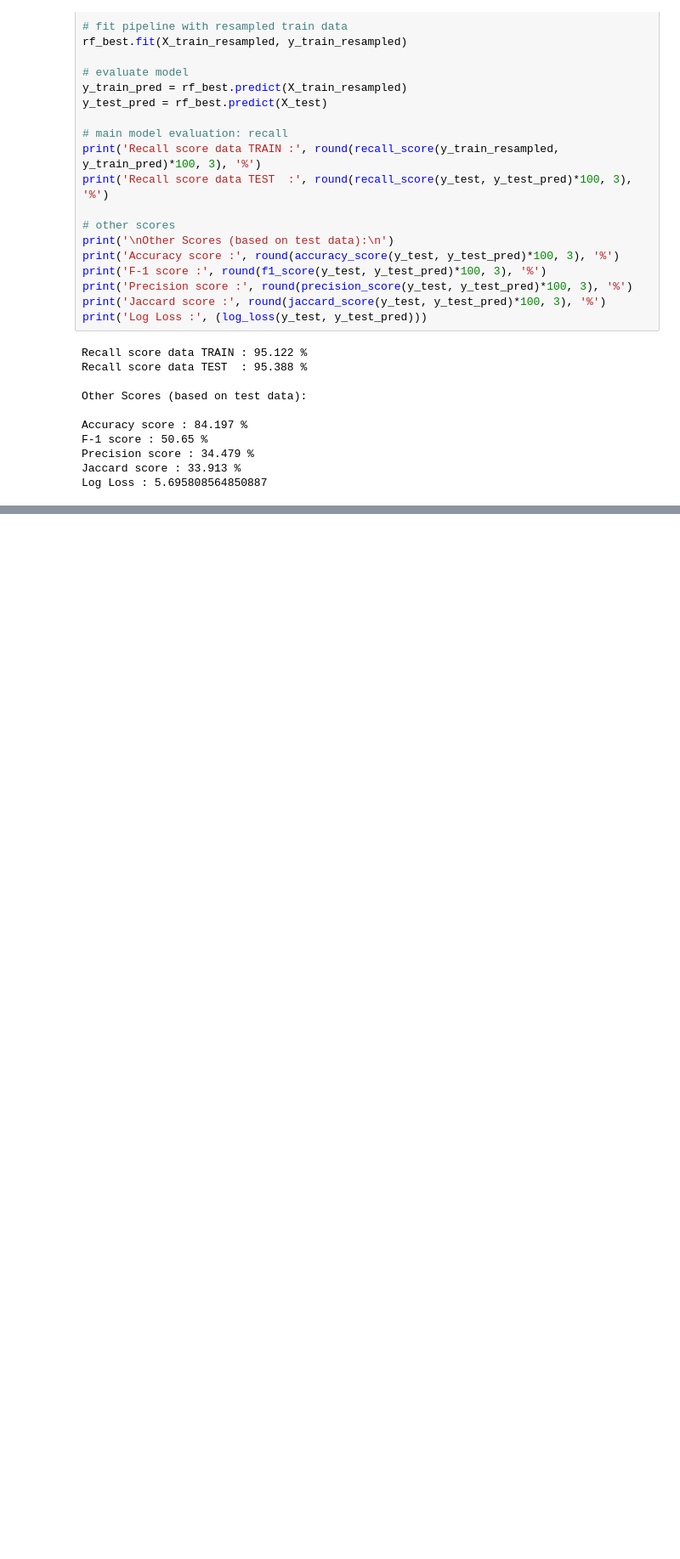
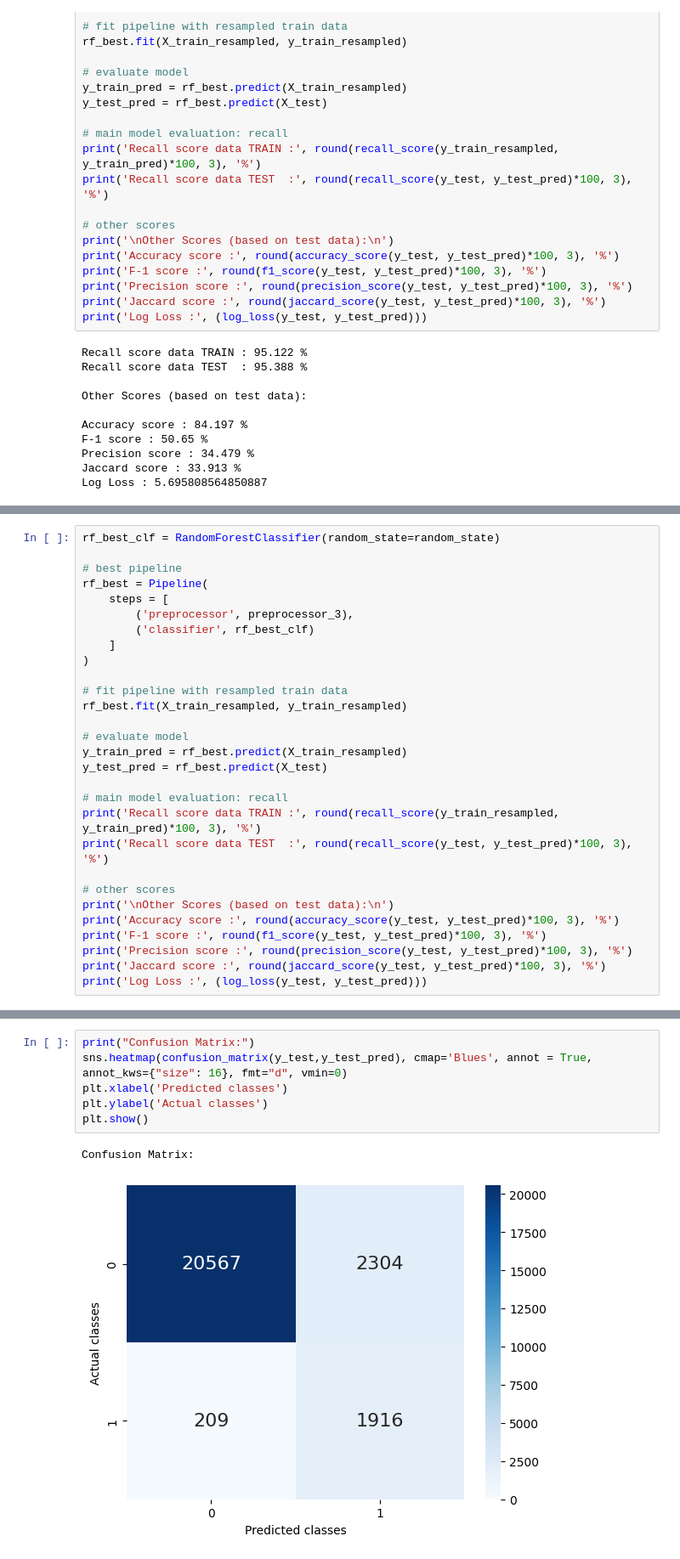
Before and after one commit to mezkymy/diabetes-prediction, a Jupyter notebook: Diabetes_Prediction.ipynb, the cells around one changed output, grey strips where cells are left out. Shown at 85% size. Saved outputs shown, nothing was run; the diff lists cells and outputs as text; blank space fills up the shorter version.

```diff
--- a/Diabetes_Prediction.ipynb
+++ b/Diabetes_Prediction.ipynb
@@ -641,0 +653,29 @@ Log Loss : 5.695808564850887
+# %%
+rf_best_clf = RandomForestClassifier(random_state=random_state)
+
+# best pipeline
+rf_best = Pipeline(
+    steps = [
+        ('preprocessor', preprocessor_3),
+        ('classifier', rf_best_clf)
+    ]
+)
+
+# fit pipeline with resampled train data
+rf_best.fit(X_train_resampled, y_train_resampled)
+
+# evaluate model
+y_train_pred = rf_best.predict(X_train_resampled)
+y_test_pred = rf_best.predict(X_test)
+
+# main model evaluation: recall
+print('Recall score data TRAIN :', round(recall_score(y_train_resampled, y_train_pred)*100, 3), '%')
+print('Recall score data TEST  :', round(recall_score(y_test, y_test_pred)*100, 3), '%')
+
+# other scores
+print('\nOther Scores (based on test data):\n')
+print('Accuracy score :', round(accuracy_score(y_test, y_test_pred)*100, 3), '%')
+print('F-1 score :', round(f1_score(y_test, y_test_pred)*100, 3), '%')
+print('Precision score :', round(precision_score(y_test, y_test_pred)*100, 3), '%')
+print('Jaccard score :', round(jaccard_score(y_test, y_test_pred)*100, 3), '%')
+print('Log Loss :', (log_loss(y_test, y_test_pred)))
@@ -641,0 +693,9 @@ Log Loss : 5.695808564850887
+# %%
+print("Confusion Matrix:")
+sns.heatmap(confusion_matrix(y_test,y_test_pred), cmap='Blues', annot = True, annot_kws={"size": 16}, fmt="d", vmin=0)
+plt.xlabel('Predicted classes')
+plt.ylabel('Actual classes')
+plt.show()
+# %% [output]
+Confusion Matrix:
+[figure, added]
```
Also changed, not shown: parts of 5 cells of this notebook.
